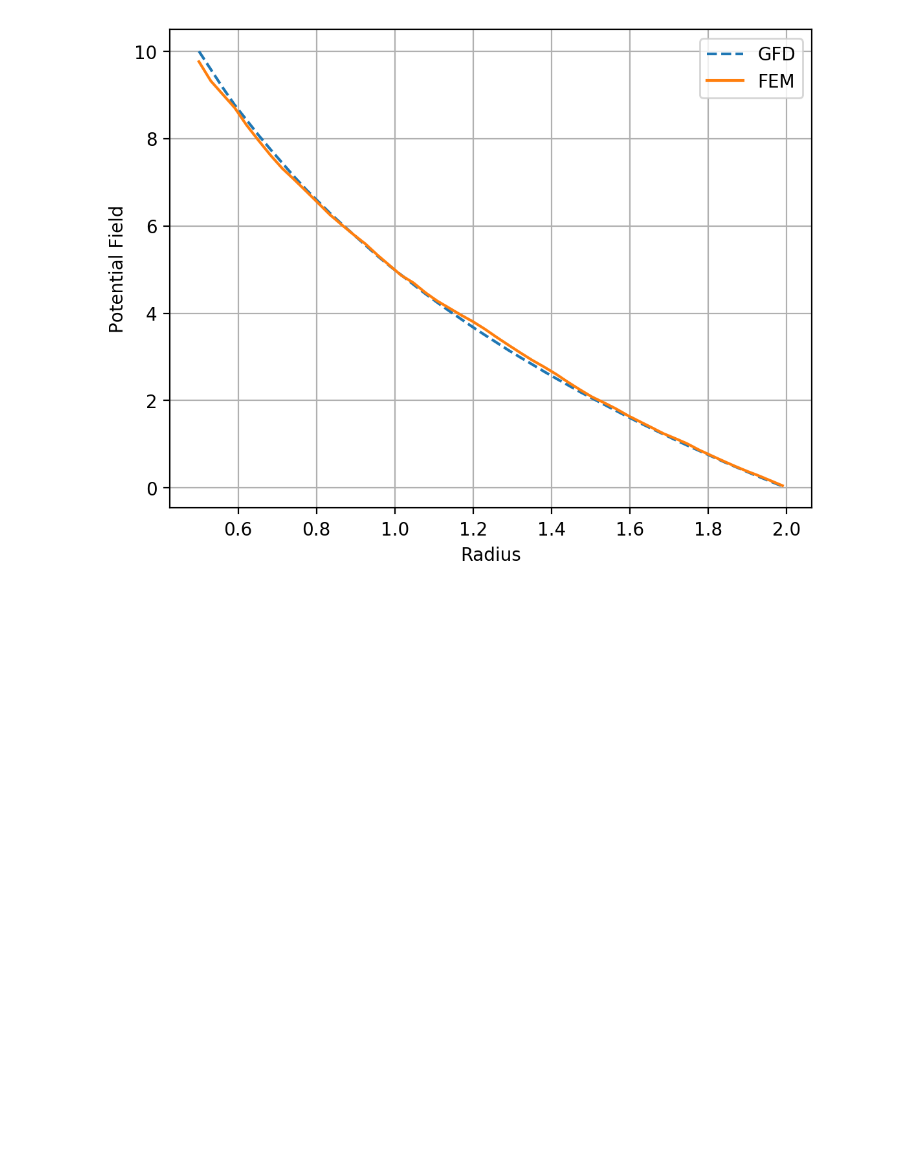
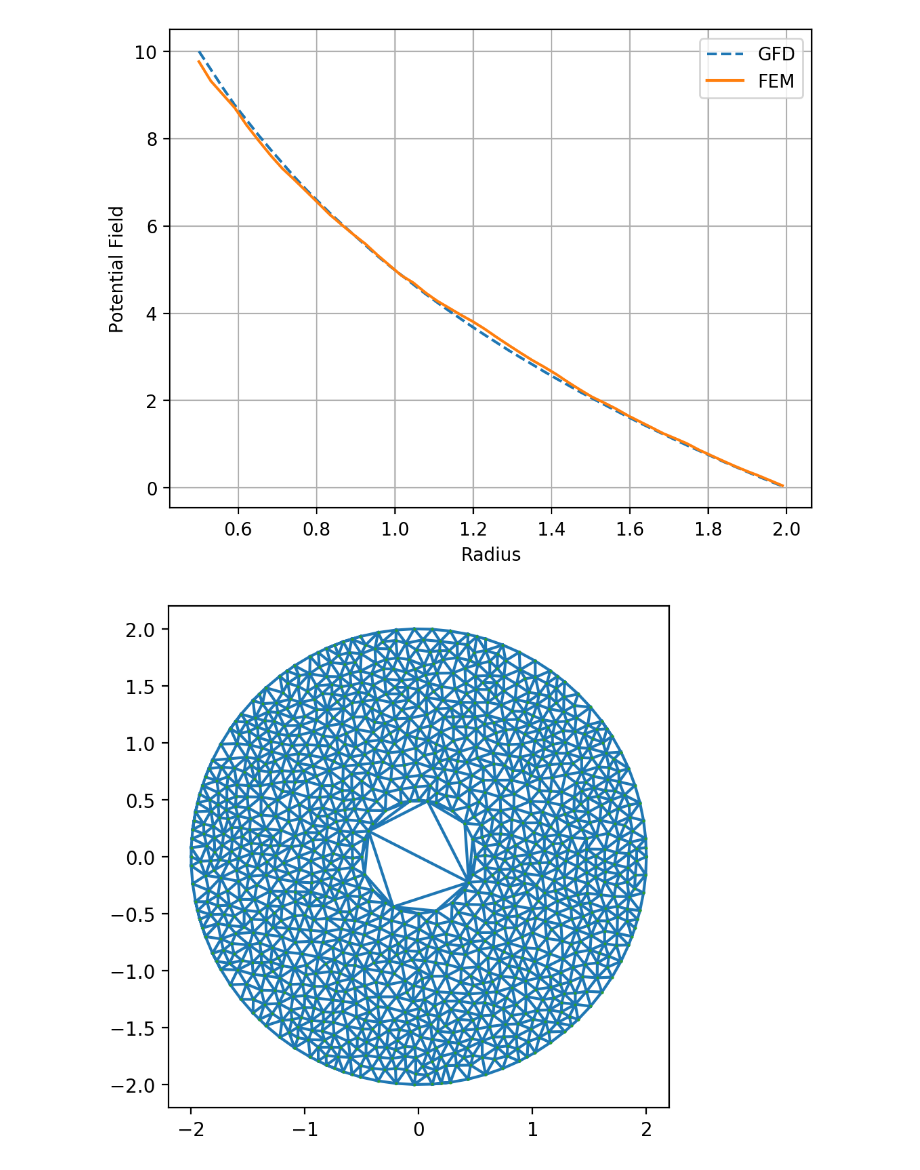
Before and after one commit to emmanuellfc/EM_Tufts_Fall2023, a Jupyter notebook: Coaxial_Cable.ipynb, the cells around one changed output. Cells and saved outputs as stored; diff of their text form; code cells hidden in the pictures; blank space fills up the shorter version.

```diff
--- a/Coaxial_Cable.ipynb
+++ b/Coaxial_Cable.ipynb
@@ -278,17 +283,22 @@ s = [AnalyticE(i, inner_radius, outer_radius) for i in p]
 # plt.savefig("ComparissonPotentialFEMGFD_Zoom.png")
 # plt.show()
 # %%
-# # Get Coordinates of the vertices in the Mesh
-# vertex_coordinates = mesh.coordinates()
-# x = vertex_coordinates[:,0]
-# y = vertex_coordinates[:,1]
+# Get Coordinates of the vertices in the Mesh
+# Make Delaunay Triangulation for the points
+vertex_coordinates = mesh.coordinates()
+tri = Delaunay(vertex_coordinates)
+x = vertex_coordinates[:,0]
+y = vertex_coordinates[:,1]
 
-# # Plot vertices of the mesh
-# fig, ax = plt.subplots(dpi=200)
-# ax.set_aspect('equal')
-# ax.scatter(x,y, s = 0.5)
-# plt.savefig("Coaxial_Vertices.png")
-# plt.show()
+# Plot vertices of the mesh
+fig, ax = plt.subplots(dpi=200)
+ax.set_aspect('equal')
+ax.set_aspect('equal')
+plt.triplot(x, y, tri.simplices)
+plt.plot(x, y, 'o', markersize=0.5)
+plt.show()
+# %% [output]
+[figure, added]
 # %%
 # final  = time.time()
 # print("Total Time: ", final - start)
```
Also changed, not shown: parts of 1 cell of this notebook, 3 other files.
